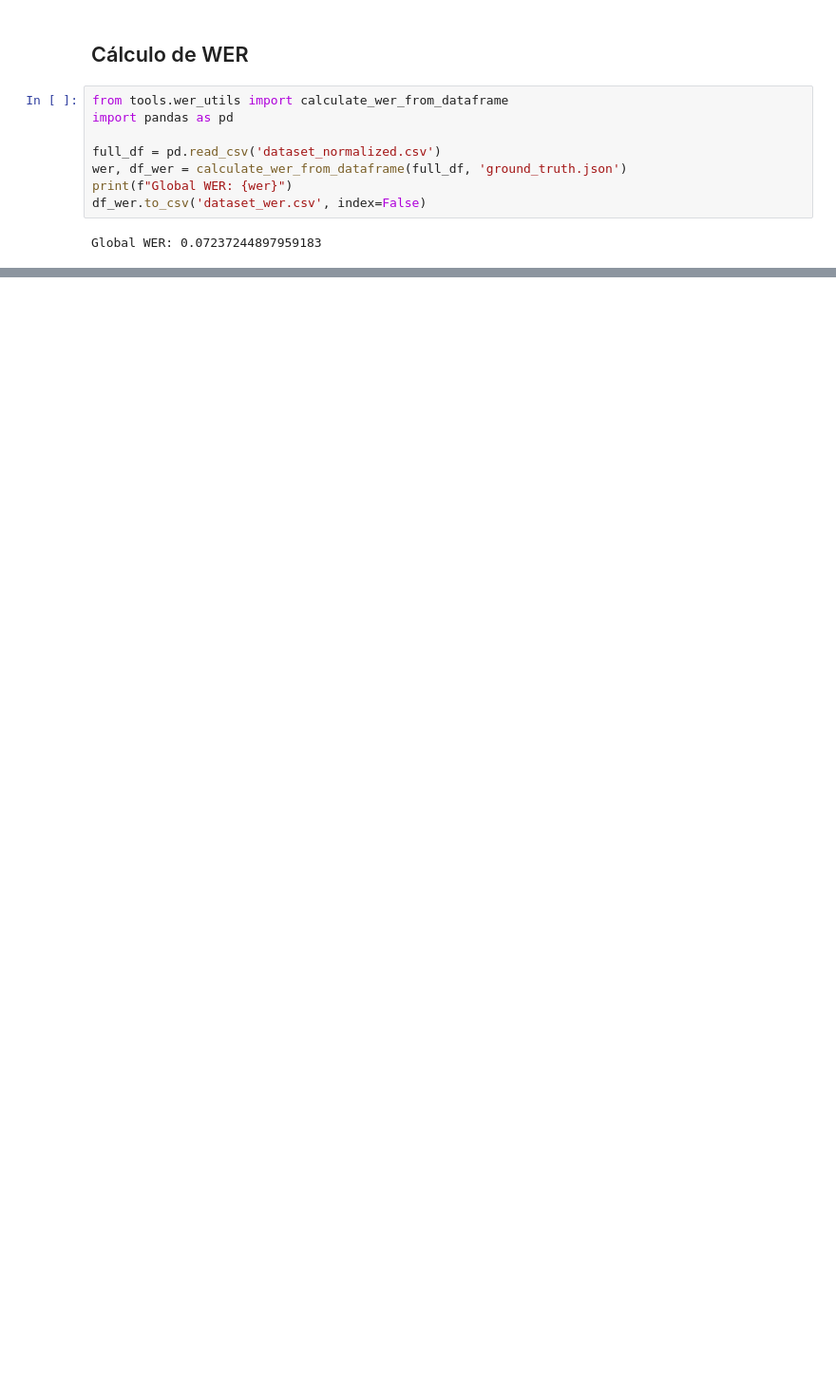
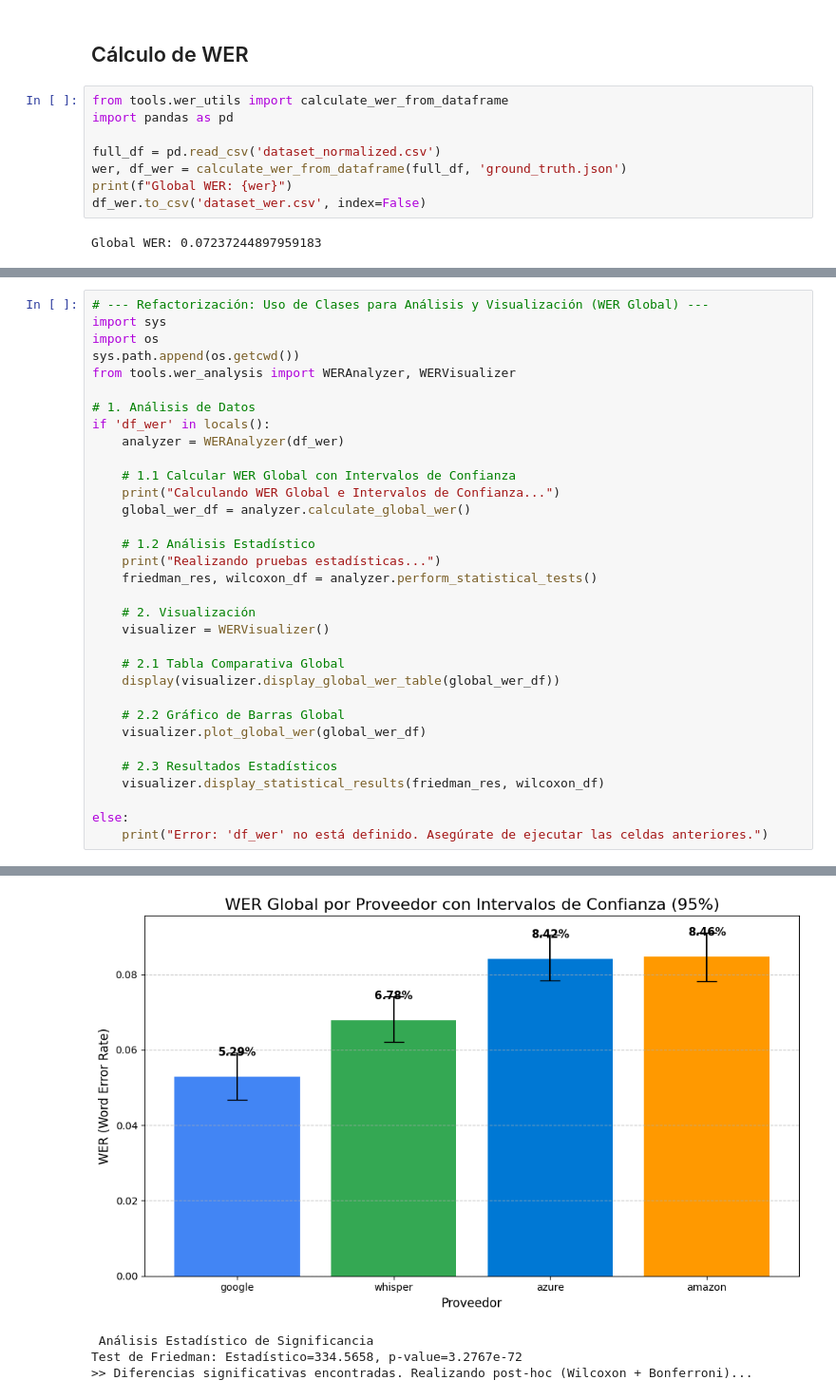
Before and after one commit to agomezb/ASR-Comparative, a Jupyter notebook: 2_wer.ipynb, the cells around one changed output, grey strips where cells are left out. Shown at 95% size. Cells and saved outputs as stored; diff of their text form; blank space fills up the shorter version.

Commit message:
feat: Implement WER analysis tools with statistical methods and confidence interval calculations

```diff
--- a/2_wer.ipynb
+++ b/2_wer.ipynb
@@ -374,0 +22,34 @@ Tabla Comparativa de WER por Escenario y Degradación:
+# %%
+# --- Refactorización: Uso de Clases para Análisis y Visualización (WER Global) ---
+import sys
+import os
+sys.path.append(os.getcwd())
+from tools.wer_analysis import WERAnalyzer, WERVisualizer
+
+# 1. Análisis de Datos
+if 'df_wer' in locals():
+    analyzer = WERAnalyzer(df_wer)
+
+    # 1.1 Calcular WER Global con Intervalos de Confianza
+    print("Calculando WER Global e Intervalos de Confianza...")
+    global_wer_df = analyzer.calculate_global_wer()
+
+    # 1.2 Análisis Estadístico
+    print("Realizando pruebas estadísticas...")
+    friedman_res, wilcoxon_df = analyzer.perform_statistical_tests()
+
+    # 2. Visualización
+    visualizer = WERVisualizer()
+
+    # 2.1 Tabla Comparativa Global
+    display(visualizer.display_global_wer_table(global_wer_df))
+
+    # 2.2 Gráfico de Barras Global
+    visualizer.plot_global_wer(global_wer_df)
+
+    # 2.3 Resultados Estadísticos
+    visualizer.display_statistical_results(friedman_res, wilcoxon_df)
+
+else:
+    print("Error: 'df_wer' no está definido. Asegúrate de ejecutar las celdas anteriores.")
+# %% [output]
@@ -374,0 +64,4 @@ Tabla Comparativa de WER por Escenario y Degradación:
+[figure, added]
+ Análisis Estadístico de Significancia
+Test de Friedman: Estadístico=334.5658, p-value=3.2767e-72
+>> Diferencias significativas encontradas. Realizando post-hoc (Wilcoxon + Bonferroni)...
```
Also changed, not shown: parts of 11 cells of this notebook, 1 other file.
